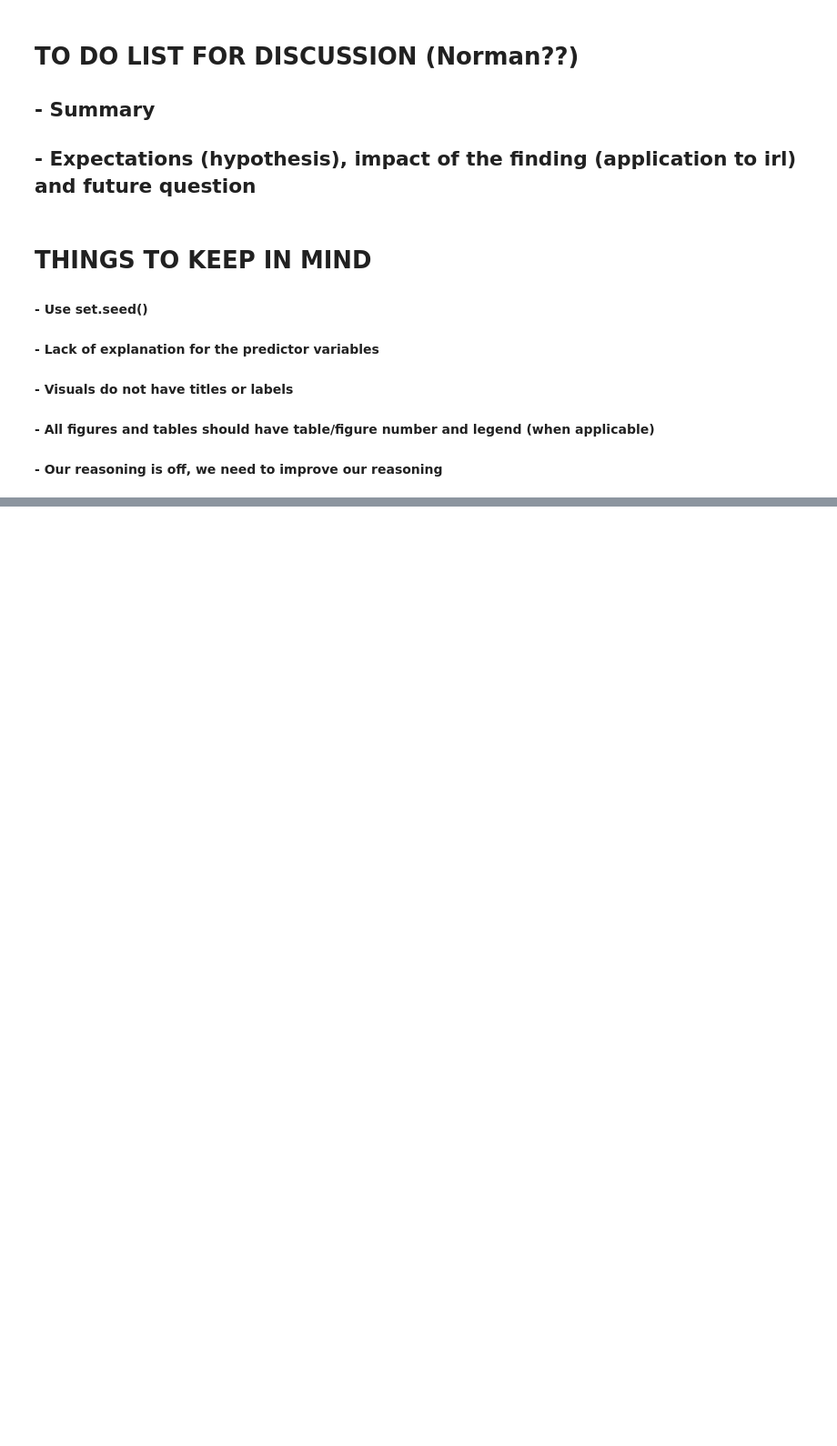
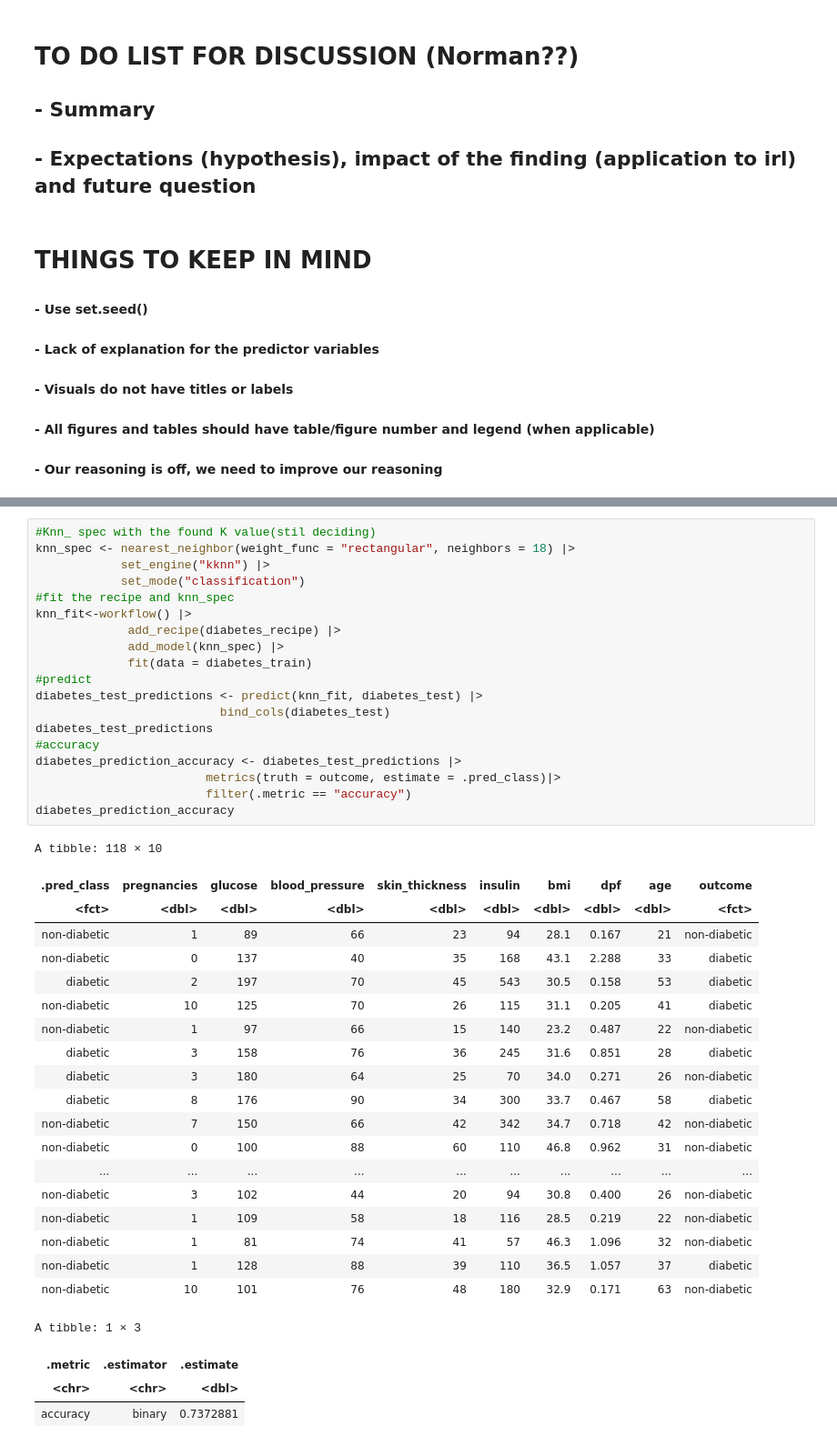
Before and after one commit to narjisaa/dsci-100-2023w1-group-10, a Jupyter notebook: group_project_report.ipynb, the cells around one changed output, grey strips where cells are left out. Shown at 91% size. Cells and saved outputs as stored; diff of their text form; blank space fills up the shorter version.

```diff
--- a/group_project_report.ipynb
+++ b/group_project_report.ipynb
@@ -111,0 +166,43 @@ A tibble: 6 × 9
+# %%
+#Knn_ spec with the found K value(stil deciding)
+knn_spec <- nearest_neighbor(weight_func = "rectangular", neighbors = 18) |>
+            set_engine("kknn") |>
+            set_mode("classification")
+#fit the recipe and knn_spec
+knn_fit<-workflow() |>
+             add_recipe(diabetes_recipe) |>
+             add_model(knn_spec) |>
+             fit(data = diabetes_train)
+#predict
+diabetes_test_predictions <- predict(knn_fit, diabetes_test) |>
+                          bind_cols(diabetes_test)
+diabetes_test_predictions
+#accuracy
+diabetes_prediction_accuracy <- diabetes_test_predictions |>
+                        metrics(truth = outcome, estimate = .pred_class)|>
+                        filter(.metric == "accuracy")
+diabetes_prediction_accuracy
+# %% [output]
+A tibble: 118 × 10
+| .pred_class | pregnancies | glucose | blood_pressure | skin_thickness | insulin | bmi | dpf | age | outcome |
+| <fct> | <dbl> | <dbl> | <dbl> | <dbl> | <dbl> | <dbl> | <dbl> | <dbl> | <fct> |
+| non-diabetic | 1 | 89 | 66 | 23 | 94 | 28.1 | 0.167 | 21 | non-diabetic |
+| non-diabetic | 0 | 137 | 40 | 35 | 168 | 43.1 | 2.288 | 33 | diabetic |
+| diabetic | 2 | 197 | 70 | 45 | 543 | 30.5 | 0.158 | 53 | diabetic |
+| non-diabetic | 10 | 125 | 70 | 26 | 115 | 31.1 | 0.205 | 41 | diabetic |
+| non-diabetic | 1 | 97 | 66 | 15 | 140 | 23.2 | 0.487 | 22 | non-diabetic |
+| diabetic | 3 | 158 | 76 | 36 | 245 | 31.6 | 0.851 | 28 | diabetic |
+| diabetic | 3 | 180 | 64 | 25 | 70 | 34.0 | 0.271 | 26 | non-diabetic |
+| diabetic | 8 | 176 | 90 | 34 | 300 | 33.7 | 0.467 | 58 | diabetic |
+| non-diabetic | 7 | 150 | 66 | 42 | 342 | 34.7 | 0.718 | 42 | non-diabetic |
+| non-diabetic | 0 | 100 | 88 | 60 | 110 | 46.8 | 0.962 | 31 | non-diabetic |
+| ... | ... | ... | ... | ... | ... | ... | ... | ... | ... |
+| non-diabetic | 3 | 102 | 44 | 20 | 94 | 30.8 | 0.400 | 26 | non-diabetic |
+| non-diabetic | 1 | 109 | 58 | 18 | 116 | 28.5 | 0.219 | 22 | non-diabetic |
+| non-diabetic | 1 | 81 | 74 | 41 | 57 | 46.3 | 1.096 | 32 | non-diabetic |
+| non-diabetic | 1 | 128 | 88 | 39 | 110 | 36.5 | 1.057 | 37 | diabetic |
+| non-diabetic | 10 | 101 | 76 | 48 | 180 | 32.9 | 0.171 | 63 | non-diabetic |
+A tibble: 1 × 3
+| .metric | .estimator | .estimate |
+| <chr> | <chr> | <dbl> |
+| accuracy | binary | 0.7372881 |
```
Also changed, not shown: parts of 6 cells of this notebook.
